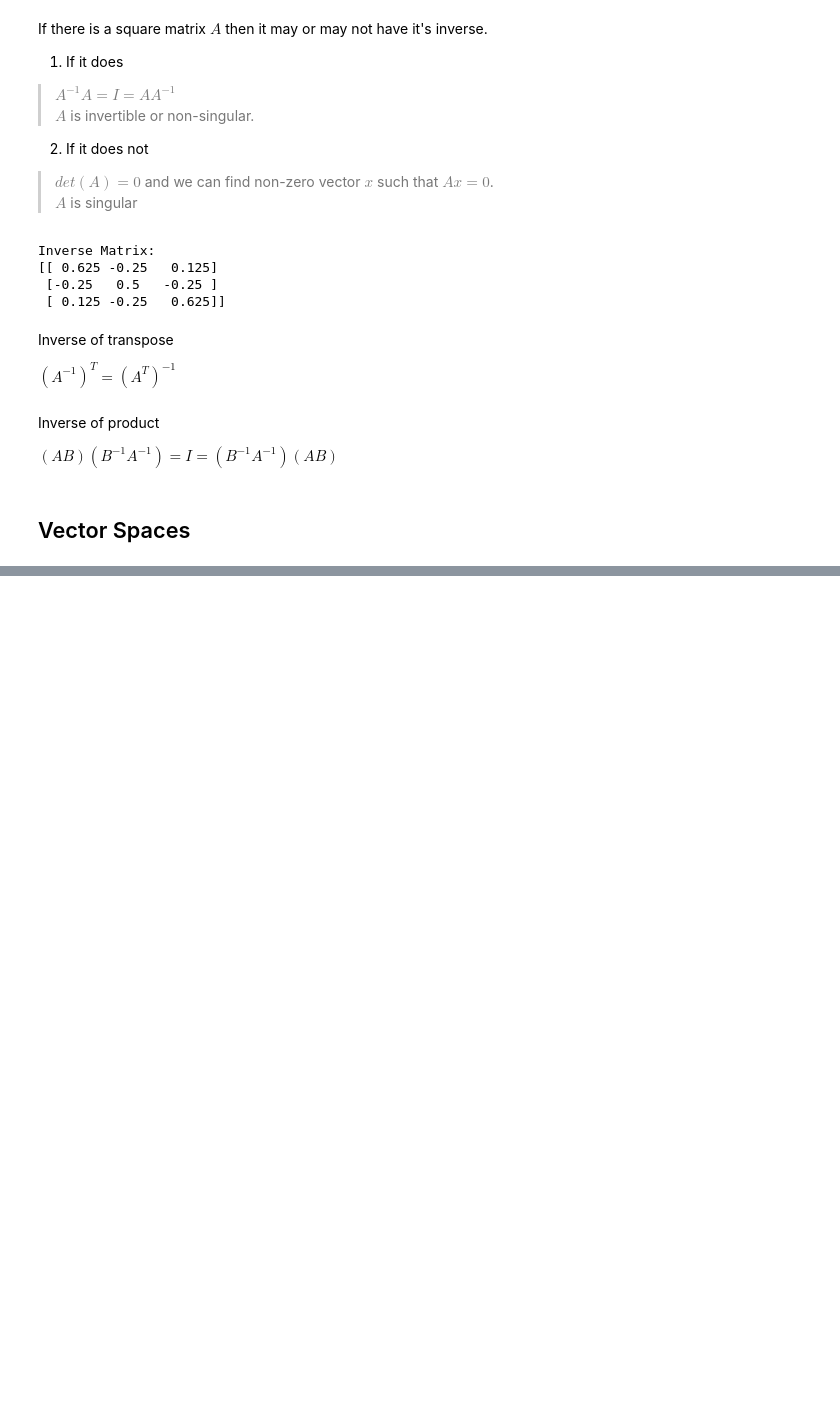
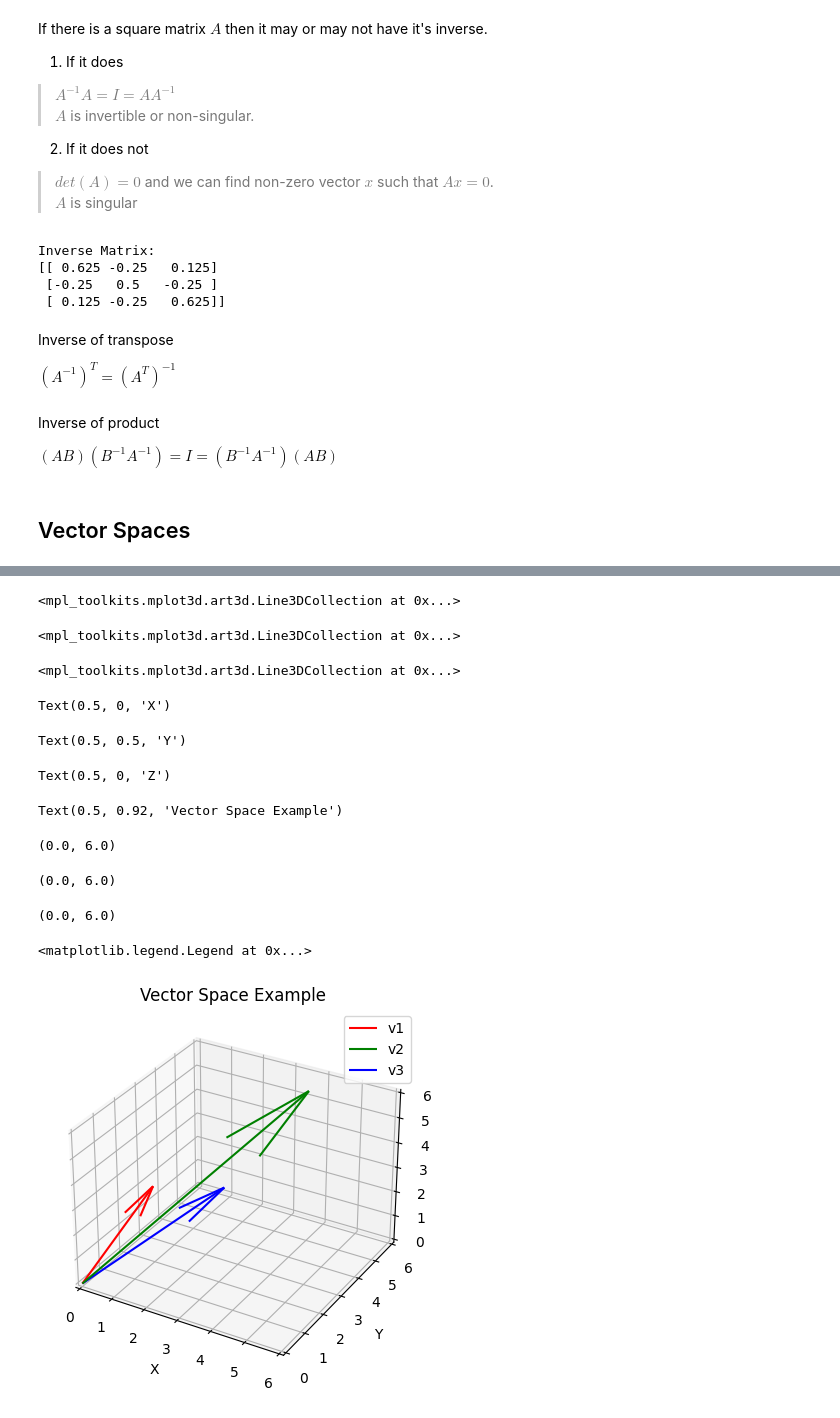
Before and after one commit to pareshrchaudhary/numericalmethods, a Jupyter notebook: LinearAlgebra.ipynb, the cells around one changed output, grey strips where cells are left out. Drawn from its saved outputs; the diff is of its cells as text; code cells hidden in the pictures; blank space fills up the shorter version.

```diff
--- a/LinearAlgebra.ipynb
+++ b/LinearAlgebra.ipynb
@@ -551,0 +600,38 @@ $(AB) (B^{-1}A^{-1}) = I = (B^{-1}A^{-1})(AB)$
+# %%
+fig = plt.figure()
+ax = fig.add_subplot(111, projection='3d')
+
+# Create vectors
+v1 = Vector([1, 2, 3])
+v2 = Vector([4, 5, 6])
+v3 = Vector([2, 4, 2])
+
+# Plot the vectors
+ax.quiver(0, 0, 0, v1.data[0], v1.data[1], v1.data[2], color='r', label='v1')
+ax.quiver(0, 0, 0, v2.data[0], v2.data[1], v2.data[2], color='g', label='v2')
+ax.quiver(0, 0, 0, v3.data[0], v3.data[1], v3.data[2], color='b', label='v3')
+
+# Set labels and title
+ax.set_xlabel('X')
+ax.set_ylabel('Y')
+ax.set_zlabel('Z')
+ax.set_title('Vector Space Example')
+
+ax.set_xlim([0, 6])
+ax.set_ylim([0, 6])
+ax.set_zlim([0, 6])
+ax.legend()
+plt.show()
+# %% [output]
+<mpl_toolkits.mplot3d.art3d.Line3DCollection at 0x...>
+<mpl_toolkits.mplot3d.art3d.Line3DCollection at 0x...>
+<mpl_toolkits.mplot3d.art3d.Line3DCollection at 0x...>
+Text(0.5, 0, 'X')
+Text(0.5, 0.5, 'Y')
+Text(0.5, 0, 'Z')
+Text(0.5, 0.92, 'Vector Space Example')
+(0.0, 6.0)
+(0.0, 6.0)
+(0.0, 6.0)
+<matplotlib.legend.Legend at 0x...>
+[figure, added]
```
Also changed, not shown: parts of 3 cells of this notebook.
